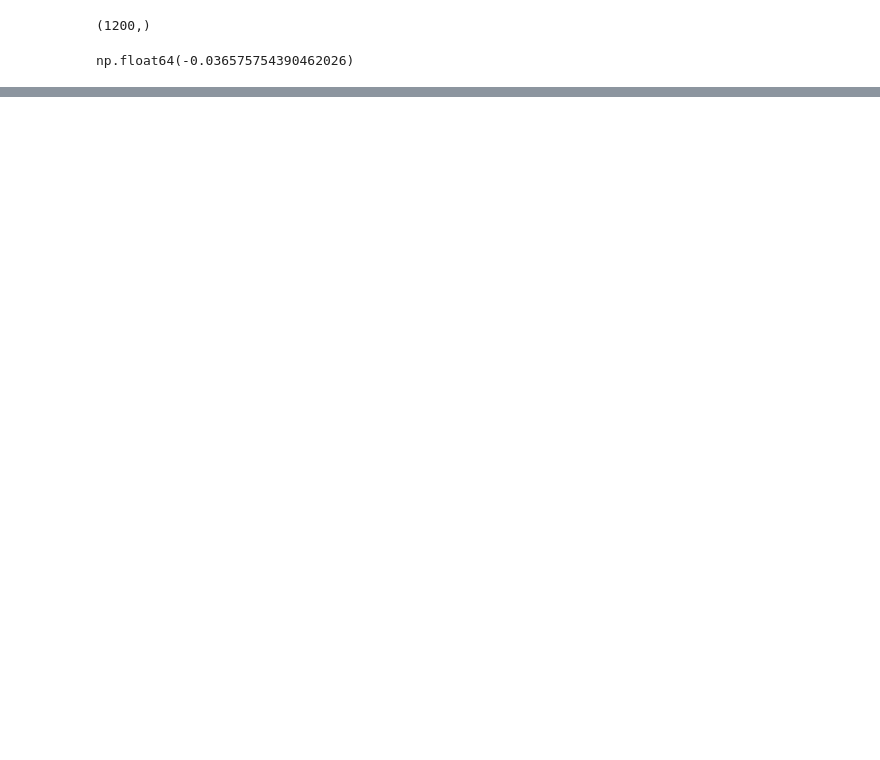
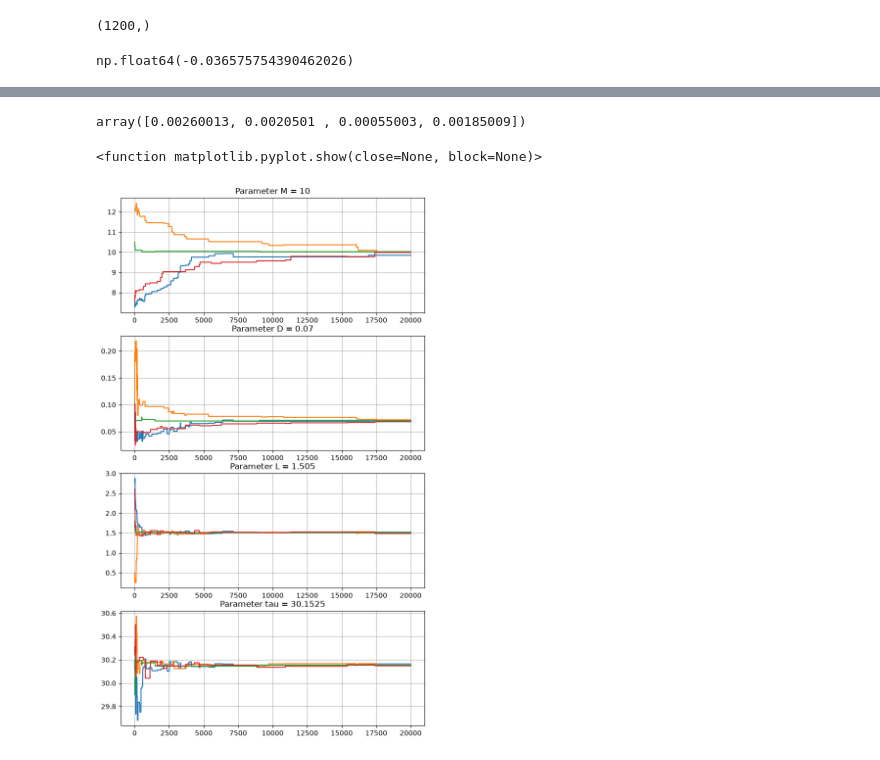
Before and after one commit to 5690-cosh/statistical_inference_exercises, a Jupyter notebook: MH_test1.ipynb, the cells around one changed output, grey strips where cells are left out. Saved outputs shown, nothing was run; the diff lists cells and outputs as text; code cells hidden in the pictures; blank space fills up the shorter version.

```diff
--- a/MH_test1.ipynb
+++ b/MH_test1.ipynb
@@ -226,0 +254,15 @@ plt.show
+# %%
+num_chains = 4
+num_parameters = 4
+num_iterations = 20000
+measurements = y_vector + np.random.normal(0,1, len(y_vector))
+mcmc_chains = np.zeros((num_chains, num_iterations, num_parameters))
+acceptance_rates = np.zeros(num_chains)
+for n in range(num_chains):
+    lower_bounds = np.array([7, 0.02, 0.01, 30.01])
+    upper_bounds = np.array([13, 0.12, 3.0, 30.295])
+    theta_0 = np.random.uniform(lower_bounds, upper_bounds, size= lower_bounds.shape)
+    proposal_params = (theta_0,0.1)
+    chain, acceptance_list = MH(ground_truth = y_vector, measurements = measurements, theta_0=theta_0, proposal_params=proposal_params, num_iterations=num_iterations)
+    acceptance_rates[n] = np.count_nonzero(acceptance_list)/ len(acceptance_list)
+    mcmc_chains[n] = chain
@@ -226,0 +274,17 @@ plt.show
+# %%
+acceptance_rates
+# %% [output]
+array([0.00260013, 0.0020501 , 0.00055003, 0.00185009])
+# %%
+fig,ax = plt.subplots(nrows = 4 , ncols = 1, figsize=(8,14))
+parameter_names = ['M','D','L','tau']
+
+for i in range(4):
+    for j in range(num_chains):
+        ax[i].plot(range(num_iterations), mcmc_chains[j, :, i])
+    ax[i].grid()
+    ax[i].set_title(f'Parameter {parameter_names[i]} = {model_params[i]}')
+plt.show
+# %% [output]
+<function matplotlib.pyplot.show(close=None, block=None)>
+[figure, added]
```
Also changed, not shown: parts of 21 cells of this notebook, 4 other files.
